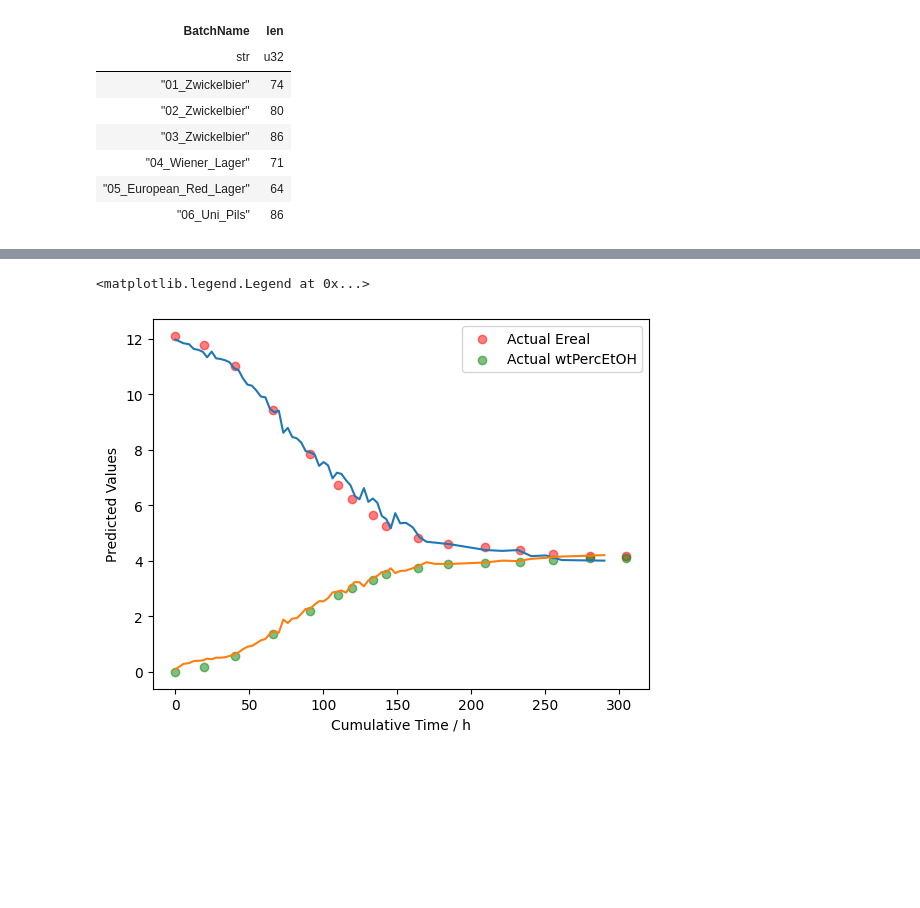
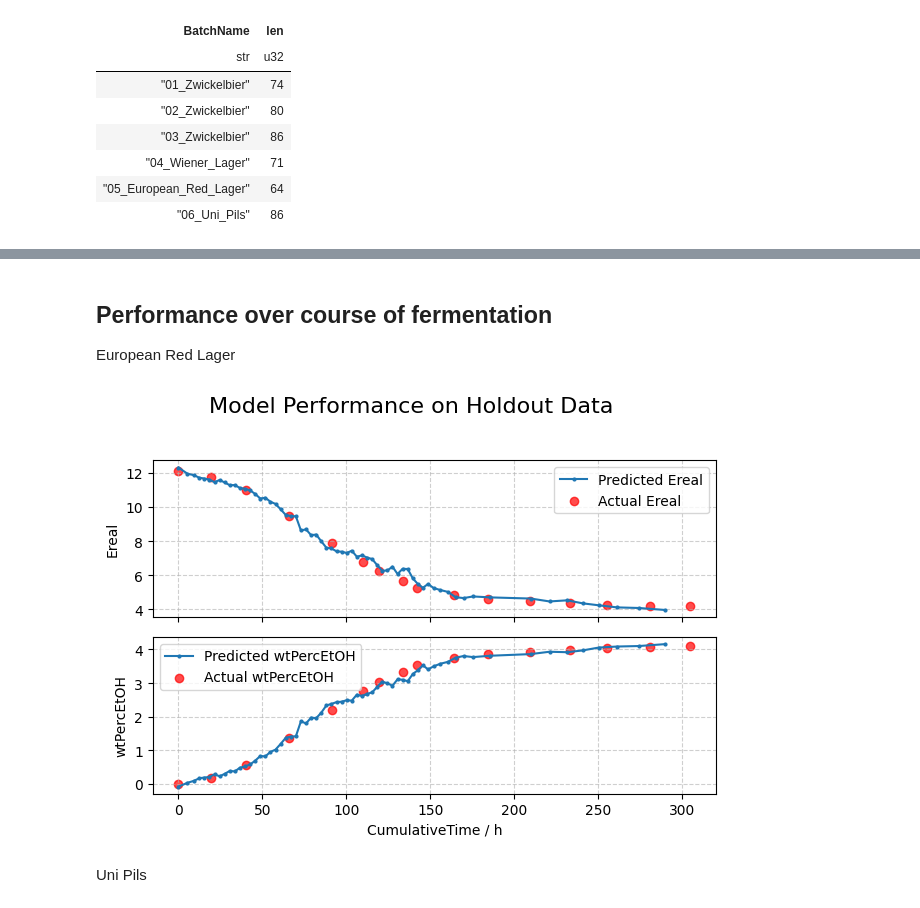
Before and after one commit to CTO-JKU/NIR-Beer-Fermentation-Monitoring, a Jupyter notebook: calibration.ipynb, the cells around one changed output, grey strips where cells are left out. Cells and saved outputs as stored; diff of their text form; code cells hidden in the pictures; blank space fills up the shorter version.

```diff
--- a/calibration.ipynb
+++ b/calibration.ipynb
@@ -680,0 +409,14 @@ R² for Ethanol (holdout 06_Uni_Pils): 0.9895
+# %%
+import joblib
+from NIRBeer.visualization import plot_model_performance
+
+holdout_batch = "06_Uni_Pils"  # Change this to visualize different batches
+best_model = joblib.load(f'models/PLS_final_without_{holdout_batch}.joblib')
+
+plot_model_performance(
+    model=best_model,
+    spectra_holdout_df=selected_df,
+    actuals_holdout_df=df_dsa,
+    holdout_batch=holdout_batch,
+    target_columns=["Ereal", "wtPercEtOH"]
+)
@@ -681,22 +549,21 @@ R² for Ethanol (holdout 06_Uni_Pils): 0.9895
+# %% [markdown]
+## Performance over course of fermentation
+European Red Lager
 # %%
-import matplotlib.pyplot as plt
+import joblib
+from NIRBeer.visualization import plot_model_performance
 
-# Import the best model from the previous cell joblib dump
-import joblib
 holdout_batch = "05_European_Red_Lager"  # Change this to visualize different batches
-best_model = joblib.load(f'models/best_model_shallow_mlp_without_{holdout_batch}.joblib')
+best_model = joblib.load(f'models/MLP_final_without_{holdout_batch}.joblib')
 
-X_holdout = selected_df.filter(pl.col("BatchName") == holdout_batch).select(pl.col("^WL.*$")).to_numpy()
-
-predicted_values = best_model.predict(X_holdout)
-
-plt.plot(selected_df.filter(pl.col("BatchName") == holdout_batch)["CumulativeTime"], predicted_values)
-# Add the df_dsa values for comparison
-plt.scatter(df_dsa.filter(pl.col("BatchName") == holdout_batch)["CumulativeTime"], df_dsa.filter(pl.col("BatchName") == holdout_batch)["Ereal"], color='red', label='Actual Ereal', alpha=0.5)
-plt.scatter(df_dsa.filter(pl.col("BatchName") == holdout_batch)["CumulativeTime"], df_dsa.filter(pl.col("BatchName") == holdout_batch)["wtPercEtOH"], color='green', label='Actual wtPercEtOH', alpha=0.5)
-plt.xlabel("Cumulative Time / h")
-plt.ylabel("Predicted Values")
-plt.legend()
+plot_model_performance(
+    model=best_model,
+    spectra_holdout_df=selected_df,
+    actuals_holdout_df=df_dsa,
+    holdout_batch=holdout_batch,
+    target_columns=["Ereal", "wtPercEtOH"]
+)
 # %% [output]
-<matplotlib.legend.Legend at 0x...>
-[figure, old version]
+[figure, new version]
+# %% [markdown]
+Uni Pils
```
Also changed, not shown: parts of 21 cells of this notebook, 25 other files.
